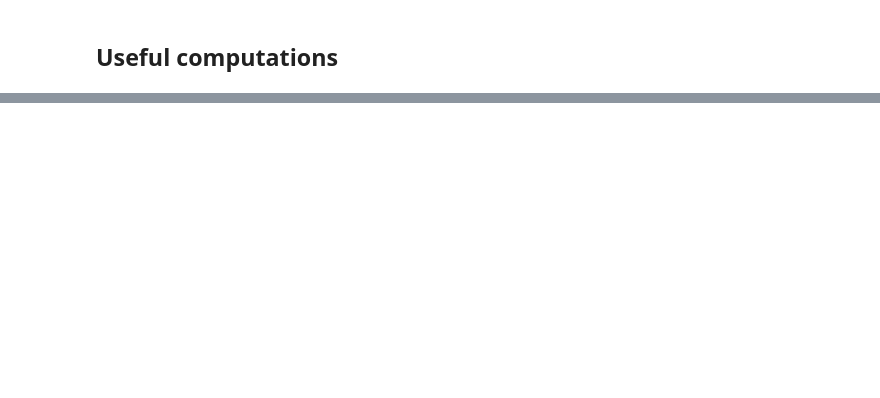
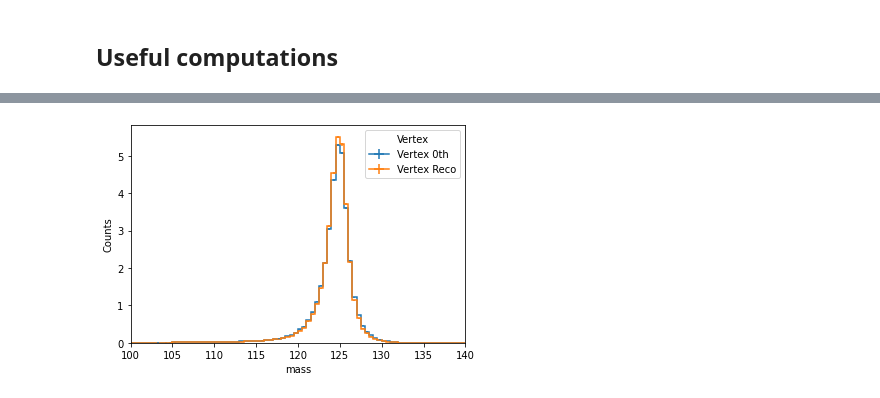
Before and after one commit to maxgalli/UsefulHEPScripts, a Jupyter notebook: vertex_investigation/vertex_plots_multi.ipynb, the cells around one changed output, grey strips where cells are left out. Saved outputs shown, nothing was run; the diff lists cells and outputs as text; code cells hidden in the pictures; blank space fills up the shorter version.

Commit message:
Everything working properly for Vertex Investigation - ggH

```diff
--- a/vertex_investigation/vertex_plots_multi.ipynb
+++ b/vertex_investigation/vertex_plots_multi.ipynb
@@ -46,6 +48,18 @@ specs = {
     'gen_vtx_z': {
         'bins': 80,
         'range': [-15, 15]
+    },
+    'sigma_m': {
+        'bins': 80,
+        'range': [0., 0.035]
+    },
+    'lead_eta': {
+        'bins': 80,
+        'range': [-3, 3]
+    },
+    'sublead_eta': {
+        'bins': 80,
+        'range': [-3, 3]
     }
 }
 variables = list(specs.keys())
@@ -85,7 +224,7 @@ for histo in histos.values():
 # %% [markdown]
 ## Useful computations
 # %%
-imp_variables = ["pt", "vtx_z", "gen_vtx_z", "weight"]
+imp_variables = ["pt", "vtx_z", "gen_vtx_z", "weight", "lead_eta", "sublead_eta", "sigma_m", "mass"]
 
 arr_vtx0 = uproot.lazy(["{}:{}".format(v0_file, tree_name)], imp_variables)
 arr_custom = uproot.lazy(["{}:{}".format(v_custom_file, tree_name)], imp_variables)
@@ -151,0 +231,20 @@ Type:      method
+# %%
+# EB EB
+
+var = 'mass'
+arr_vtx0_ebeb = arr_vtx0[np.maximum(abs(arr_vtx0.lead_eta), abs(arr_vtx0.sublead_eta)) < 1.5]
+arr_custom_ebeb = arr_custom[np.maximum(abs(arr_custom.lead_eta), abs(arr_custom.sublead_eta)) < 1.5]
+
+
+histo_eb= hist.Hist("Counts",
+                    hist.Cat("vertex", "Vertex"),
+                    hist.Bin(var, "{}".format(var), specs[var]['bins'], *specs[var]['range'])
+                    )
+histo_eb.fill(vertex="Vertex 0th", mass=arr_vtx0_ebeb[var], weight=arr_vtx0_ebeb["weight"])
+histo_eb.fill(vertex="Vertex Reco", mass=arr_custom_ebeb[var], weight=arr_custom_ebeb["weight"])
+
+fig, ax = plt.subplots()
+hist.plot1d(histo_eb, density=False)
+plt.show();
+# %% [output]
+[figure, added]
```
Also changed, not shown: parts of 47 cells of this notebook, 9 other files.
